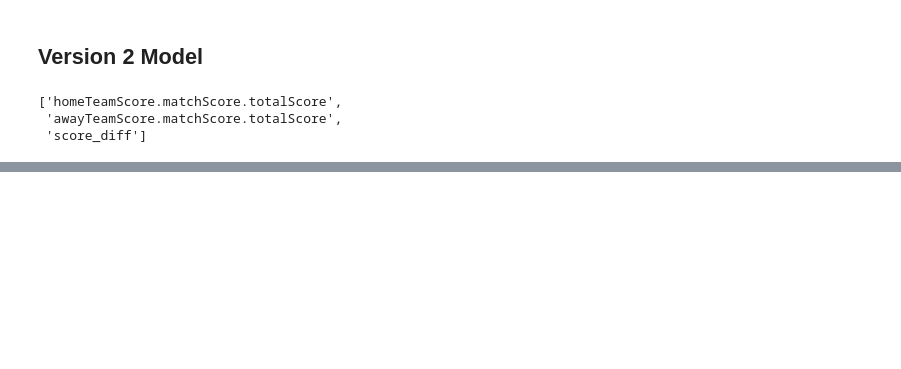
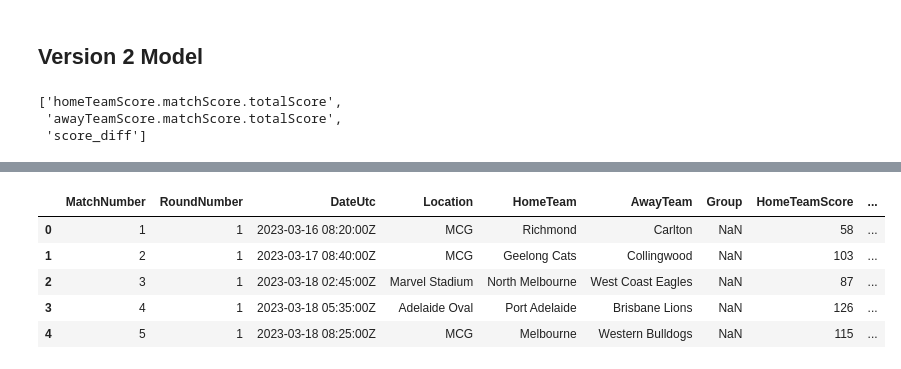
Before and after one commit to whitesgsw/afl_prediction_model, a Jupyter notebook: v2/model.ipynb, the cells around one changed output, grey strips where cells are left out. Saved outputs shown, nothing was run; the diff lists cells and outputs as text; code cells hidden in the pictures; blank space fills up the shorter version.

Commit message:
completed grouped stats pipelines

```diff
--- a/v2/model.ipynb
+++ b/v2/model.ipynb
@@ -13,6 +15,7 @@ from featuresv2 import features, targets, metadata
 ## Version 2 Model
 # %%
 data = pd.read_csv('outputs/model_training_data_v2.csv')
+data_2023 = data[data['round.year']!= 2023]
 # %%
 round_matchups = [
     ('Sydney Swans','Melbourne'),
@@ -213,0 +152,15 @@ Winner: Brisbane Lions         Margin: 7
+# %%
+fix_data_2024 = json.loads(requests.get('https://fixturedownload.com/feed/json/afl-2024').content)
+
+fix_data_2023 = json.loads(requests.get('https://fixturedownload.com/feed/json/afl-2023').content)
+
+fixtures2024 = pd.DataFrame(fix_data_2024)
+games2024 = list(zip(fixtures2024.HomeTeam, fixtures2024.AwayTeam))
+
+fixtures2023 = pd.DataFrame(fix_data_2023)
+games2023 = list(zip(fixtures2023.HomeTeam, fixtures2023.AwayTeam))
+
+predicted_season = generate_score_tear_off(home_model, away_model, games2023, data_2023, features)
+
+fixtures2023['predicted_home'] = [round(i[0]) for i in predicted_season]
+fixtures2023['predicted_away'] = [round(i[1]) for i in predicted_season]
@@ -213,0 +185,39 @@ Winner: Brisbane Lions         Margin: 7
+# %%
+pred_winner = []
+winner = []
+for i, row in fixtures2023.iterrows():
+
+    if row[7] > row[8]:
+        winner.append(row[4])
+    elif row[8] > row[7]:
+        winner.append(row[5])
+    else:
+        winner.append('Draw')
+
+
+    if row[9] > row[10]:
+        pred_winner.append(row[4])
+    elif row[10] > row[9]:
+        pred_winner.append(row[5])
+    else:
+        pred_winner.append('Draw')
+
+fixtures2023['predicted_winner'] = pred_winner
+fixtures2023['winner'] = winner
+fixtures2023['predicted_margin'] = fixtures2023['predicted_home'] - fixtures2023['predicted_away']
+fixtures2023['actual_margin'] = fixtures2023['HomeTeamScore'] - fixtures2023['AwayTeamScore']
+fixtures2023['correct'] = [1 if row[11]==row[12] else 0 for i,row in fixtures2023.iterrows()]
+fixtures2023['bet'] = ["1-39" if abs(row[13]) < 40 else "40+" for i,row in fixtures2023.iterrows()]
+
+
+fixtures2023.to_csv('outputs/predictions_and_results_2023.csv', index=False)
+
+backtest_data = pd.read_csv('outputs/predictions_and_results_2023.csv')
+backtest_data.head()
+# %% [output]
+|  | MatchNumber | RoundNumber | DateUtc | Location | HomeTeam | AwayTeam | Group | HomeTeamScore | ... |
+| 0 | 1 | 1 | 2023-03-16 08:20:00Z | MCG | Richmond | Carlton | NaN | 58 | ... |
+| 1 | 2 | 1 | 2023-03-17 08:40:00Z | MCG | Geelong Cats | Collingwood | NaN | 103 | ... |
+| 2 | 3 | 1 | 2023-03-18 02:45:00Z | Marvel Stadium | North Melbourne | West Coast Eagles | NaN | 87 | ... |
+| 3 | 4 | 1 | 2023-03-18 05:35:00Z | Adelaide Oval | Port Adelaide | Brisbane Lions | NaN | 126 | ... |
+| 4 | 5 | 1 | 2023-03-18 08:25:00Z | MCG | Melbourne | Western Bulldogs | NaN | 115 | ... |
```
Also changed, not shown: parts of 8 cells of this notebook, 12 other files.
